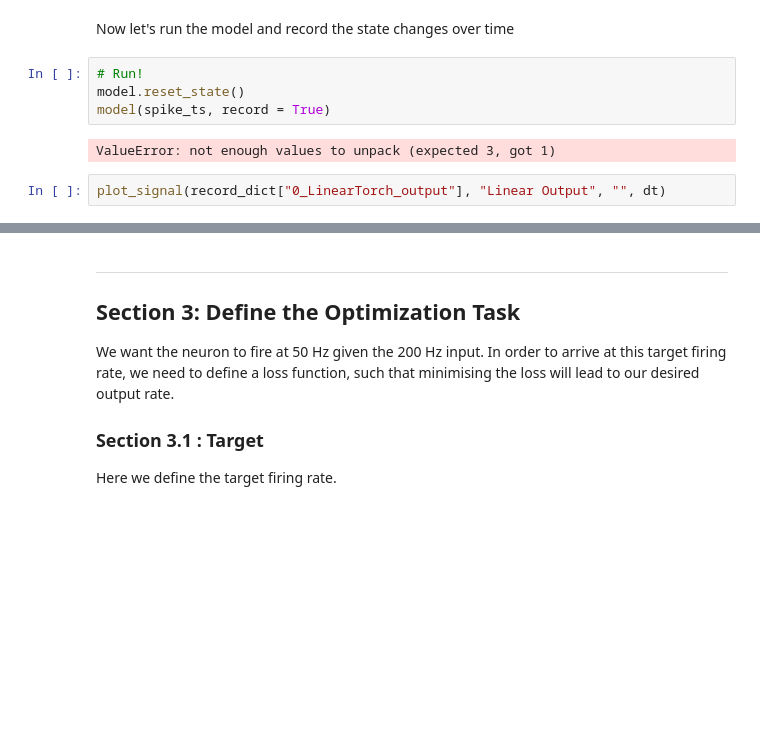
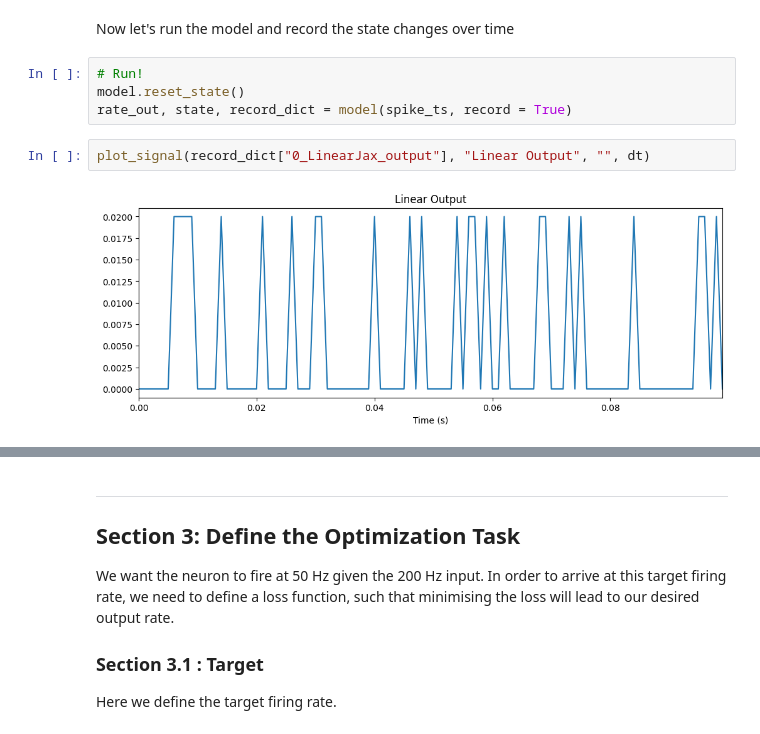
Before and after one commit to synsense/rockpool, a Jupyter notebook: docs/devices/DynapSE/spike_rate.ipynb, the cells around one changed output, grey strips where cells are left out. Drawn from its saved outputs; the diff is of its cells as text; blank space fills up the shorter version.

```diff
--- a/docs/devices/DynapSE/spike_rate.ipynb
+++ b/docs/devices/DynapSE/spike_rate.ipynb
@@ -250,9 +251,9 @@ Now let's run the model and record the state changes over time
 # %%
 # Run!
 model.reset_state()
-model(spike_ts, record = True)
+rate_out, state, record_dict = model(spike_ts, record = True)
-# %% [output]
-ValueError: not enough values to unpack (expected 3, got 1)
 # %%
-plot_signal(record_dict["0_LinearTorch_output"], "Linear Output", "", dt)
+plot_signal(record_dict["0_LinearJax_output"], "Linear Output", "", dt)
+# %% [output]
+[figure, added]
 # %%
```
Also changed, not shown: parts of 30 cells of this notebook.
